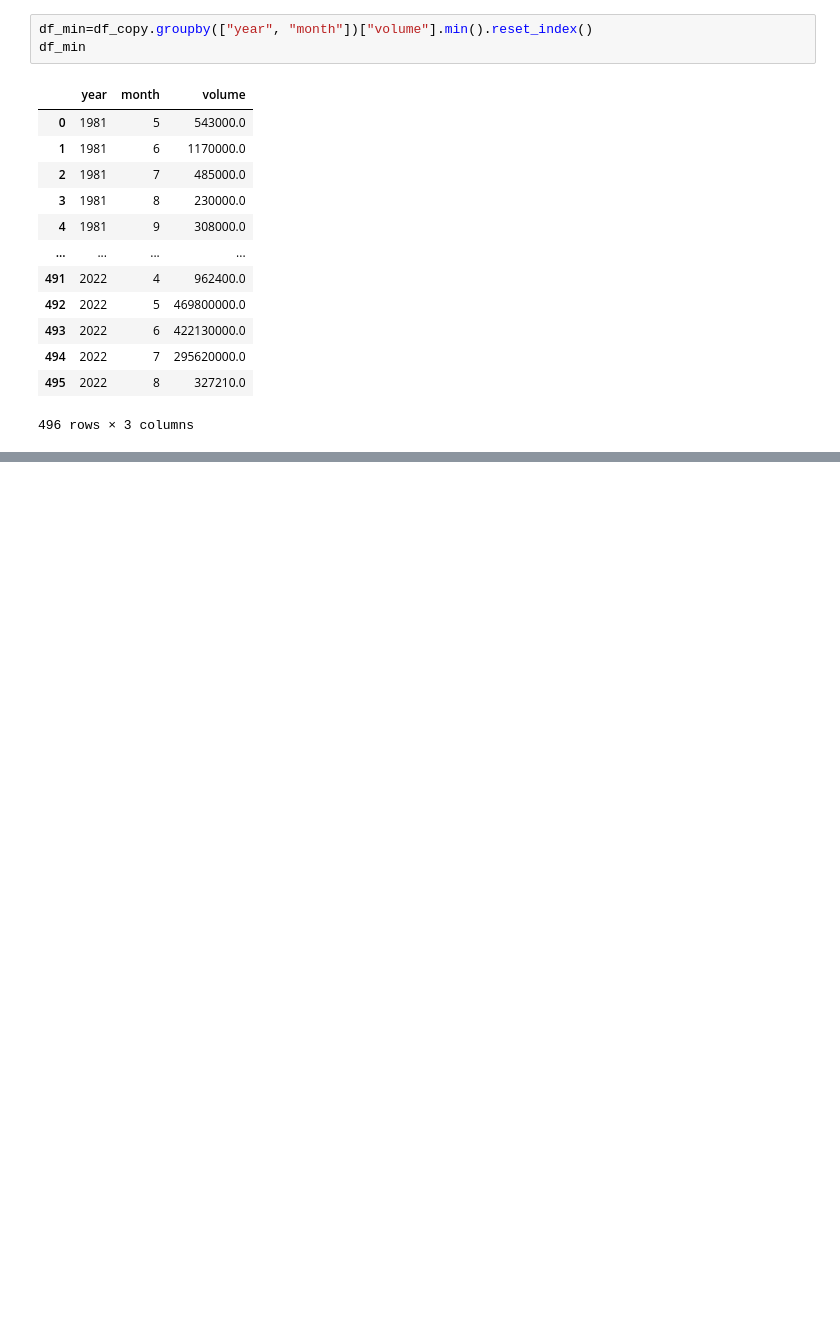
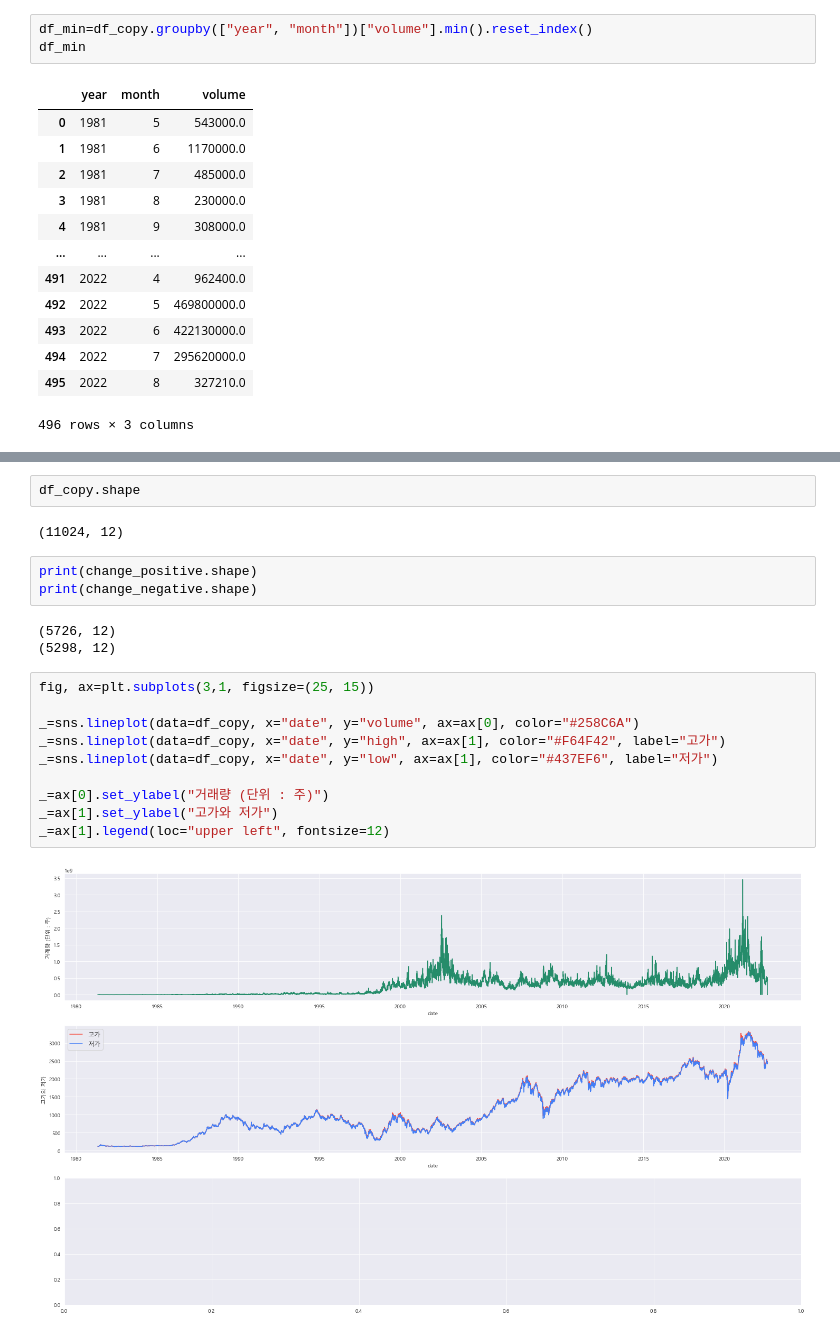
Before and after one commit to NohJeongKim/dacon-kospi, a Jupyter notebook: kospi.ipynb, the cells around one changed output, grey strips where cells are left out. Drawn from its saved outputs; the diff is of its cells as text; blank space fills up the shorter version.

```diff
--- a/kospi.ipynb
+++ b/kospi.ipynb
@@ -240,0 +397,22 @@ array([ 0.,  2.,  4.,  6.,  8., 10., 12., 14.])
+# %%
+df_copy.shape
+# %% [output]
+(11024, 12)
+# %%
+print(change_positive.shape)
+print(change_negative.shape)
+# %% [output]
+(5726, 12)
+(5298, 12)
+# %%
+fig, ax=plt.subplots(3,1, figsize=(25, 15))
+
+_=sns.lineplot(data=df_copy, x="date", y="volume", ax=ax[0], color="#258C6A")
+_=sns.lineplot(data=df_copy, x="date", y="high", ax=ax[1], color="#F64F42", label="고가")
+_=sns.lineplot(data=df_copy, x="date", y="low", ax=ax[1], color="#437EF6", label="저가")
+
+_=ax[0].set_ylabel("거래량 (단위 : 주)")
+_=ax[1].set_ylabel("고가와 저가")
+_=ax[1].legend(loc="upper left", fontsize=12)
+# %% [output]
+[figure, added]
```
Also changed, not shown: parts of 22 cells of this notebook, 2 other files.
